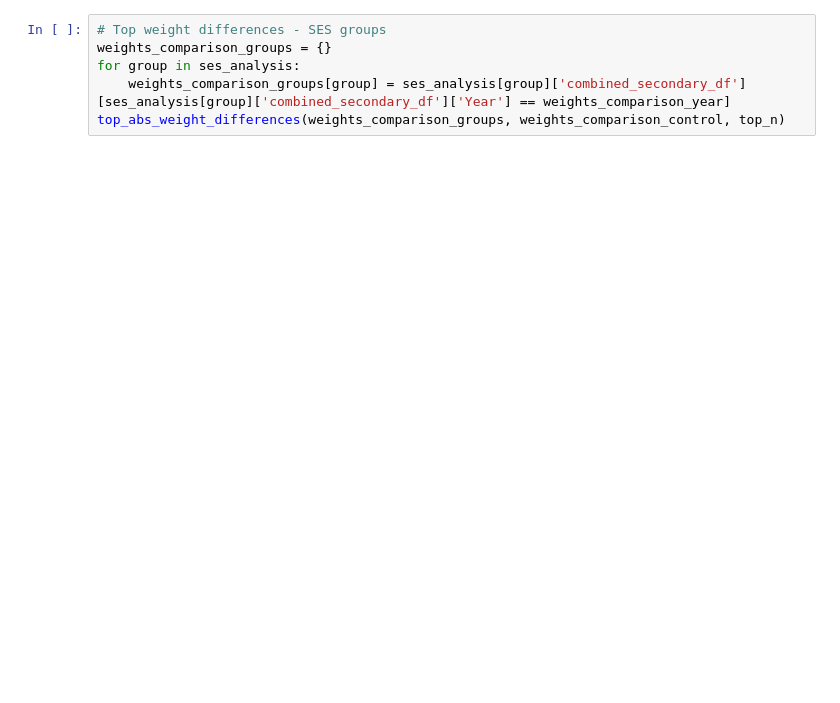
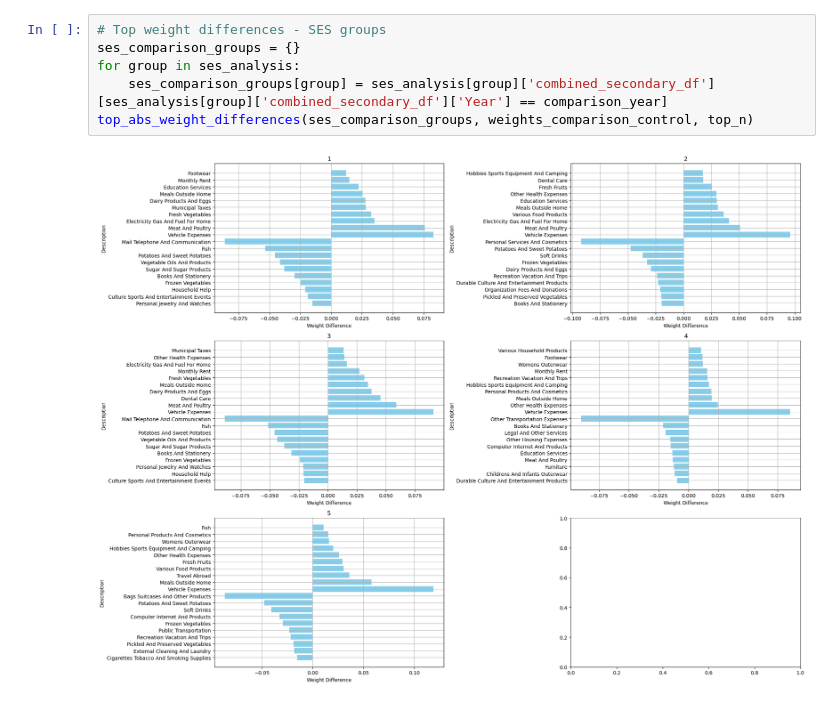
Before and after one commit to roykisluk/Inflation-Heterogeneity, a Jupyter notebook: Tri_Group_inflation_comparison.ipynb, the cells around one changed output. Drawn from its saved outputs; the diff is of its cells as text; blank space fills up the shorter version.

```diff
--- a/Tri_Group_inflation_comparison.ipynb
+++ b/Tri_Group_inflation_comparison.ipynb
@@ -116,6 +127,8 @@ top_abs_weight_differences(weights_comparison_groups, weights_comparison_control
 # %%
 # Top weight differences - SES groups
-weights_comparison_groups = {}
+ses_comparison_groups = {}
 for group in ses_analysis:
-    weights_comparison_groups[group] = ses_analysis[group]['combined_secondary_df'][ses_analysis[group]['combined_secondary_df']['Year'] == weights_comparison_year]
-top_abs_weight_differences(weights_comparison_groups, weights_comparison_control, top_n)
+    ses_comparison_groups[group] = ses_analysis[group]['combined_secondary_df'][ses_analysis[group]['combined_secondary_df']['Year'] == comparison_year]
+top_abs_weight_differences(ses_comparison_groups, weights_comparison_control, top_n)
+# %% [output]
+[figure, added]
```
Also changed, not shown: parts of 16 cells of this notebook, 4 other files.
